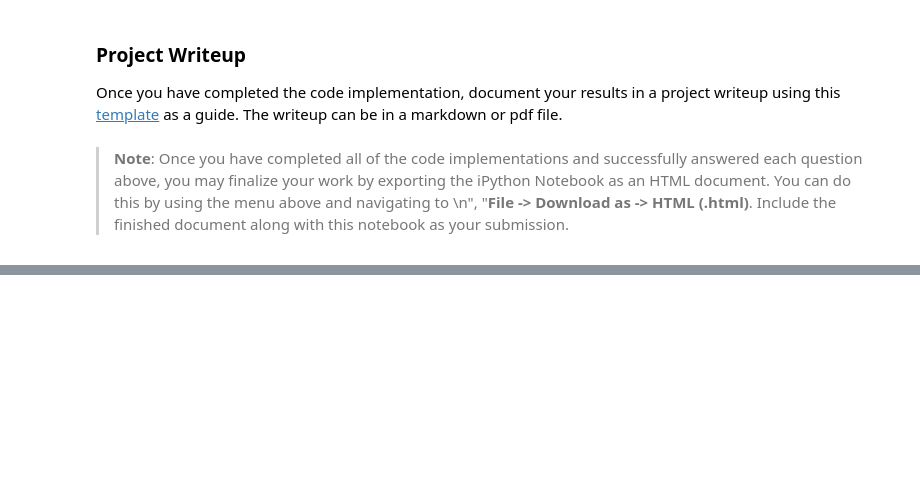
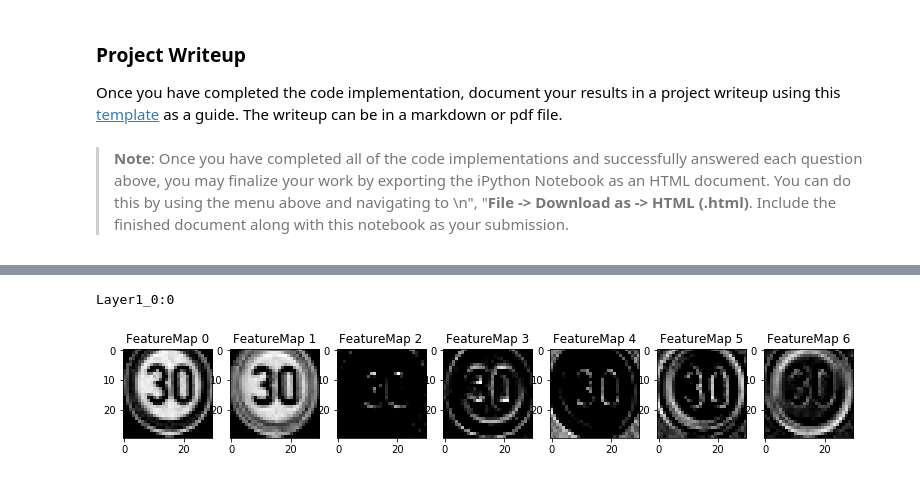
Before and after one commit to Self-Driving-Car-NDegree-M-Russo/CarND-P2-Traffic-Sign-Classifier, a Jupyter notebook: Traffic_Sign_Classifier.ipynb, the cells around one changed output, grey strips where cells are left out. Saved outputs shown, nothing was run; the diff lists cells and outputs as text; code cells hidden in the pictures; blank space fills up the shorter version.

```diff
--- a/Traffic_Sign_Classifier.ipynb
+++ b/Traffic_Sign_Classifier.ipynb
@@ -295,7 +283,7 @@ print('size experiment =', len(X_train_test))
 
 print('size experiment =', len(y_train_test))
 
-for i in range(1,len(lbls)-1):
+for i in range(1,len(lbls)):
     print(i)
     delta_img =occs[0]-occs[i]
     print('images needed = ',delta_img)
@@ -304,17 +292,23 @@ for i in range(1,len(lbls)-1):
     for j in range(1, delta_img):
         rand_ind=random.randint(0, len(ii)-1)
         #print('>>',j)
-        img = X_train[rand_ind]
+        #Select a random image amongst those associated with the current label
+        img = X_train[ii[rand_ind]]
+
+        #Apply random rotation
         rotation = random.randint(-20, 20)
         M = cv2.getRotationMatrix2D((16,16),rotation,1)
         dst = cv2.warpAffine(img,M,(32,32))
         a = np.double(dst)
         avg = np.average(a)
 
+        #apply random light increment
         b=a
         if (avg<50.0):
             light_inc=(random.random()*0.8)+1
             b = a*light_inc
+
+        #append at the end
         X_train_test=np.append(X_train_test,[np.uint8(b)],axis=0)
         y_train_test=np.append(y_train_test,searchval)
 
@@ -411,7 +405,7 @@ X_train_test, y_train_test = shuffle(X_train_test, y_train_test)
 # Setup tensor flow
 
 
-EPOCHS = 20
+EPOCHS = 10
 BATCH_SIZE = 128
 # %%
 def LeNet(x):
@@ -572,7 +530,9 @@ decay_steps = 1000
 decay_rate = 0.96
 global_step = tf.Variable(0, trainable=False)
 
-rate = tf.train.exponential_decay(init_rate, global_step,decay_steps, decay_rate, staircase=True)
+# rate = tf.train.exponential_decay(init_rate, global_step,decay_steps, decay_rate, staircase=True)
+
+rate = init_rate
 
 logits = LeNet(x)
 
@@ -580,6 +540,7 @@ cross_entropy = tf.nn.softmax_cross_entropy_with_logits(labels=one_hot_y, logits
 loss_operation = tf.reduce_mean(cross_entropy)
 optimizer = tf.train.AdamOptimizer(learning_rate = rate)
 training_operation = optimizer.minimize(loss_operation, global_step = global_step)
+#training_operation = optimizer.minimize(loss_operation)
 # %% [output]
 LaNet Running
 LaNet Ran Here
@@ -604,6 +565,8 @@ def evaluate(X_data, y_data):
 # %%
 print(logits)
 # %%
+t = time.time()
+
 with tf.Session() as sess:
     sess.run(tf.global_variables_initializer())
     num_examples = len(X_train_test)
@@ -613,25 +576,28 @@ with tf.Session() as sess:
     print('global_step: %s' % tf.train.global_step(sess, global_step))
     print()
     for i in range(EPOCHS):
-        X_train, y_train = shuffle(X_train_test, y_train_test)
+        X_train_test, y_train_test = shuffle(X_train_test, y_train_test)
         #X_train_gray, y_train = shuffle(X_train_gray, y_train)
         for offset in range(0, num_examples, BATCH_SIZE):
             end = offset + BATCH_SIZE
             #print("Offset, end = ", offset, ", ", end)
+            #batch_x, batch_y = X_train_test[offset:end], y_train_test[offset:end]
             batch_x, batch_y = X_train_test[offset:end], y_train_test[offset:end]
-            #batch_x, batch_y = X_train_gray[offset:end], y_train[offset:end]
             sess.run(training_operation, feed_dict={x: batch_x, y: batch_y})
 
         validation_accuracy = evaluate(X_valid, y_valid)
         #validation_accuracy = evaluate(X_valid_gray, y_valid)
         print("EPOCH {} ...".format(i+1))
-        print("Learning Rate = ", sess.run(optimizer._lr))
+        #print("Learning Rate = ", sess.run(optimizer._lr))
         print('global_step: %s' % tf.train.global_step(sess, global_step))
         print("Validation Accuracy = {:.3f}".format(validation_accuracy))
         print()
 
     saver.save(sess, './lenet')
     print("Model saved")
+
+elapsed = time.time() - t
+print ("Total elapsed time (seconds) = ", elapsed)
 # %% [output]
 Training...
 global_step: 0
@@ -847,0 +818,13 @@ def outputFeatureMap(image_input, tf_activation, activation_min=-1, activation_m
+# %%
+with tf.Session() as sess:
+    #sess.run(tf.global_variables_initializer())
+    saver.restore(sess, tf.train.latest_checkpoint('.'))
+    #sess.run(LeNet(X_test_web[0]))
+    #for i in sess.graph.get_operations():
+    #    print (i.name)
+    lay1=sess.graph.get_tensor_by_name("Layer1_0:0")
+    print(lay1.name)
+    outputFeatureMap(X_test_web[0].reshape(1, 32,32,3),lay1)
+# %% [output]
+Layer1_0:0
+[figure, added]
```
Also changed, not shown: parts of 18 cells of this notebook, 12 other files.
